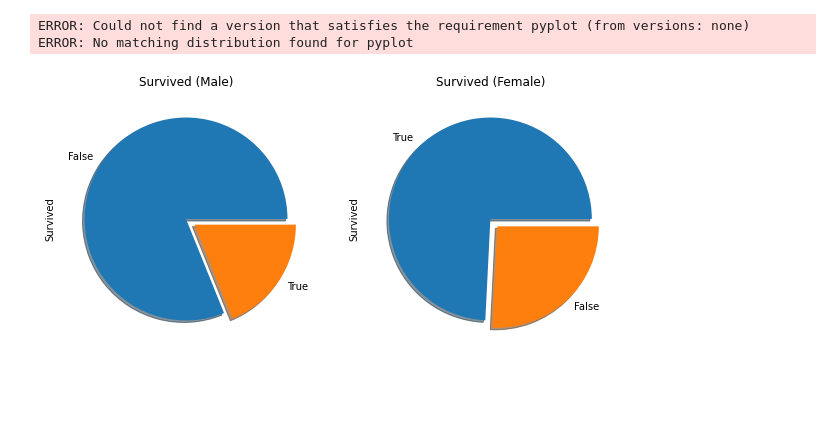
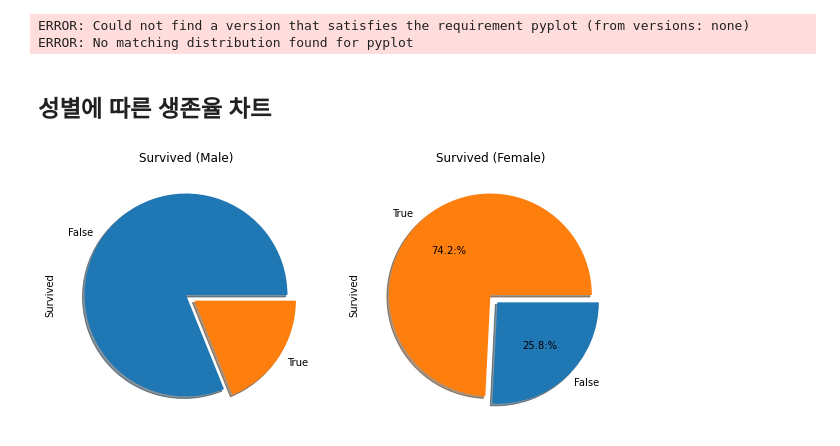
Before and after one commit to ffe4el/bigdata_lec, a Jupyter notebook: 09.27/titanic_ex.ipynb, the cells around one changed output. Saved outputs shown, nothing was run; the diff lists cells and outputs as text; code cells hidden in the pictures; blank space fills up the shorter version.

```diff
--- a/09.27/titanic_ex.ipynb
+++ b/09.27/titanic_ex.ipynb
@@ -252,20 +252,25 @@ pip install pyplot
 Note: you may need to restart the kernel to use updated packages.
 ERROR: Could not find a version that satisfies the requirement pyplot (from versions: none)
 ERROR: No matching distribution found for pyplot
+# %% [markdown]
+## 성별에 따른 생존율 차트
 # %%
+
 import matplotlib.pyplot as plt
 
 fig,ax = plt.subplots(1,2,figsize=(10,5)) #한줄에 2칸짜리 그래프를 그릴거양
 alive_male = ms.value_counts()
 alive_male.plot.pie(explode=[0, 0.1], ax =ax[0], shadow=True)
 #ax[0]이라는것은 그림이 첫번째로 나온다는것, explode는 파이조각이 살짝 떨어져있게끔 만들어줌
 
+
 alive_female = fs.value_counts()
-alive_female.plot.pie(explode=[0, 0.1], ax =ax[1], shadow=True)
+alive_female.plot.pie(explode=[0, 0.1], autopct ='%1.1f:%%', colors=['#ff7f0e','#1f77B4'], ax =ax[1], shadow=True)
+# autopct는 그래프에 퍼센트 나타내주는것.
 
 ax[0].set_title('Survived (Male)')
 ax[1].set_title('Survived (Female)')
 
 plt.show()
 # %% [output]
-[figure, old version]
+[figure, new version]
```
Also changed, not shown: parts of 5 cells of this notebook.
